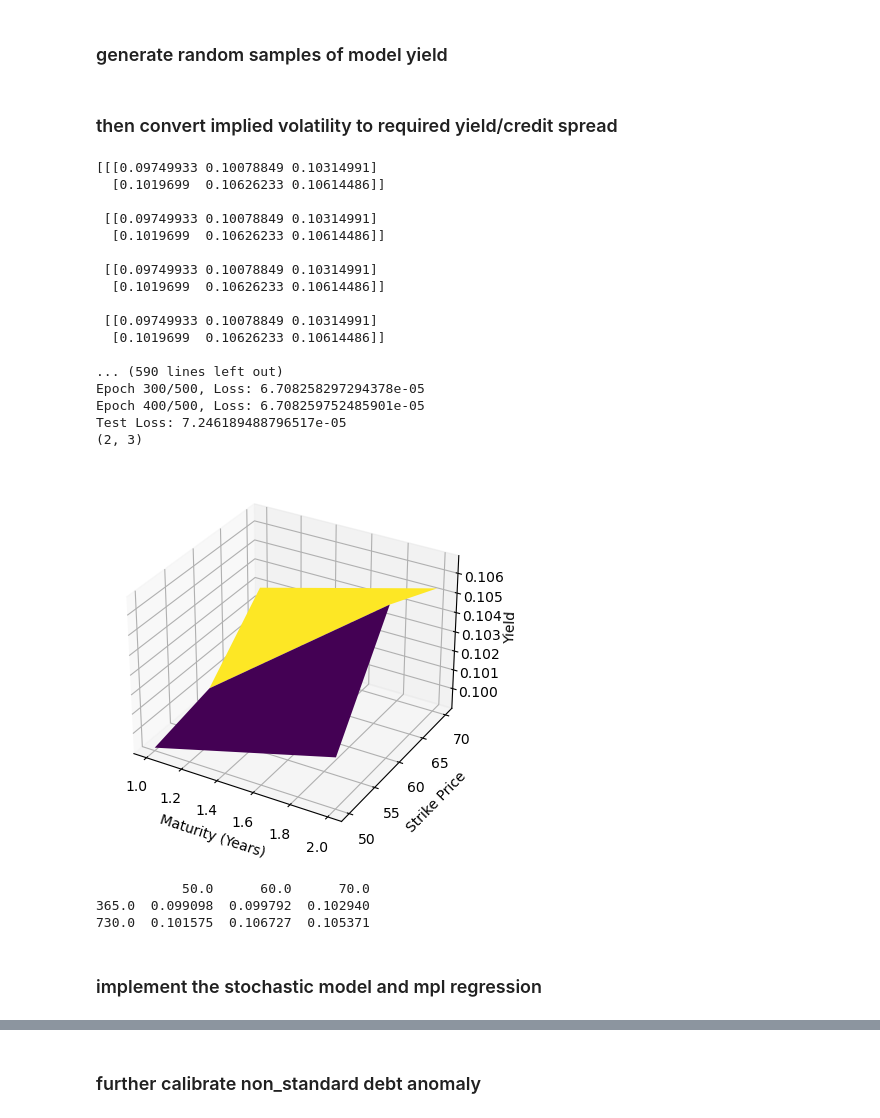
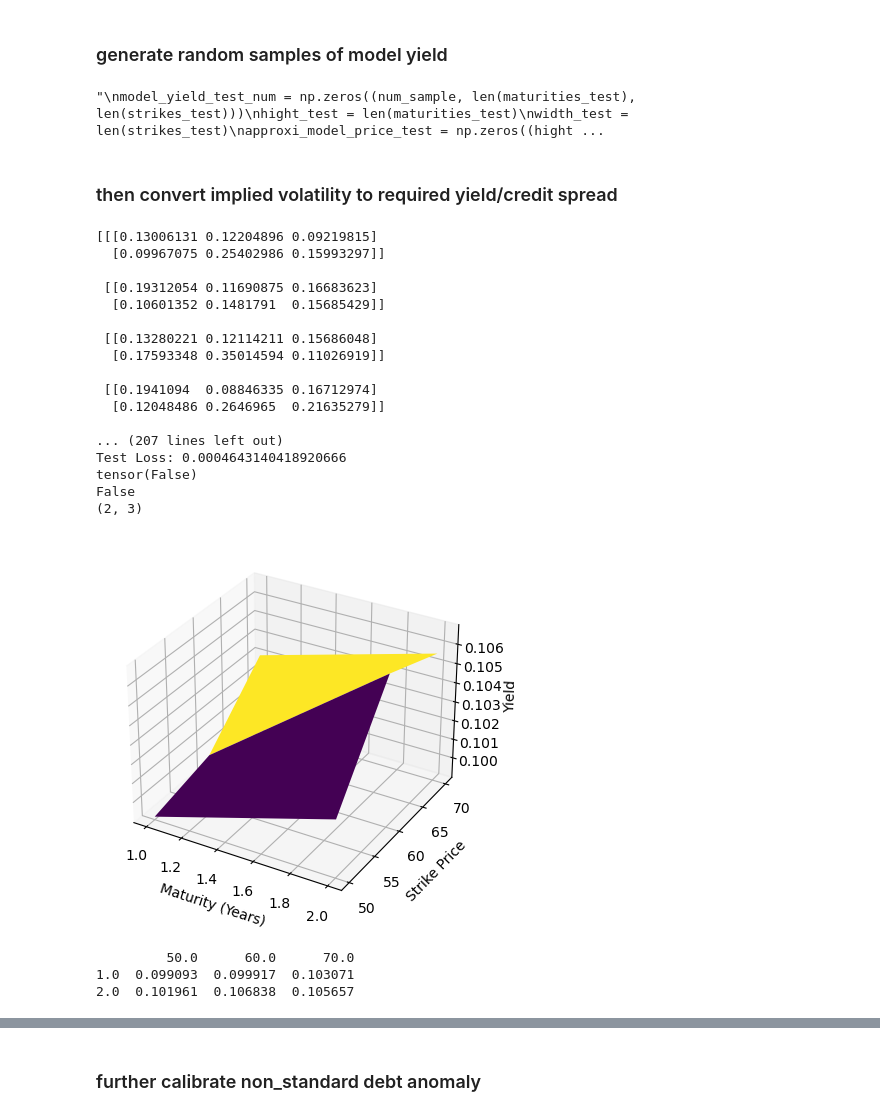
Before and after one commit to david911230/non_standard_debt_pricing, a Jupyter notebook: fixed income pricing.ipynb, the cells around one changed output, grey strips where cells are left out. Cells and saved outputs as stored; diff of their text form; code cells hidden in the pictures.

```diff
--- a/fixed income pricing.ipynb
+++ b/fixed income pricing.ipynb
@@ -1031,7 +1055,7 @@ below is model spread matrix and real spread matrix
 ### generate random samples of real implied volatility
 # %%
 # create multiple implied volatility surfaces for neural network regression
-num_sample = 100
+num_sample = 20
 num_rows = 500
 height = len(maturities)
 width = len(strikes)
@@ -1092,14 +1113,38 @@ def Bates_model_paths(params, S0, r, T, num_paths):
         S[t] = S[t-1] * np.exp((r - 0.5 * v[t-1]) * dt + np.sqrt(v[t-1] * dt) * z2) * (1 + J)
     return S
 
+mid_df = np.zeros((height, width))
 model_yield_samples = np.zeros((num_sample, height, width))
 approxi_model_price = np.zeros((height, width))
 for i in range(num_sample):
     for j in range(height):
         for k in range(width):
-            approxi_model_price[j][k] = np.maximum(Bates_model_paths(best_guess, S0, r, maturity_years[j], 100)[-1] - strikes[k], 0).mean(axis=0)*np.exp(-r*maturity_years[j])
-            model_yield_samples[i][j][k] = put_to_yield(call_to_put(approxi_model_price[j][k], S0, strikes[k], r, maturity_years[j]), r, strikes[k], maturity_years[j])
-    model_yield_samples[i] = new_df
+            r = find_rf_rate(maturity_years[j], 'clean')
+            paths = Bates_model_paths(best_guess, S0, r, maturity_years[j], 1000)
+            option_prices = np.maximum(paths[-1] - strikes[k], 0)
+            approxi_model_price[j][k] = option_prices.mean(axis=0) * np.exp(-r * maturity_years[j])
+            mid_df[j][k] = put_to_yield(call_to_put(approxi_model_price[j][k], S0, strikes[k], r, maturity_years[j]), r, strikes[k], maturity_years[j])
+    model_yield_samples[i] = mid_df
+
+'''
+model_yield_test_num = np.zeros((num_sample, len(maturities_test), len(strikes_test)))
+hight_test = len(maturities_test)
+width_test = len(strikes_test)
+approxi_model_price_test = np.zeros((hight_test, width_test))
+mid_df_test = np.zeros((hight_test, width_test))
+for i in range(num_sample):
+    for j in range(len(maturities_test)):
+        for k in range(len(strikes_test)):
+            r = find_rf_rate(maturities_test[j], 'clean')
+            approxi_model_price_test[j][k] = np.maximum(Bates_model_paths(best_guess, S0, r, maturities_test[j], 10000)[-1] - strikes_test[k], 0).mean(axis=0)*np.exp(-r*maturities_test[j])
+            mid_df_test[j][k] = put_to_yield(call_to_put(approxi_model_price_test[j][k], S0, strikes_test[k], r, maturities_test[j]), r, strikes_test[k], maturities_test[j])
+    model_yield_test_num[i] = mid_df_test
+model_yield_test_num_expect = model_yield_test_num.mean(axis=0)
+model_yield_test_num_df = pd.DataFrame(model_yield_test_num_expect, index=maturities_test, columns=strikes_test)
+print(model_yield_test_num_df)
+'''
+# %% [output]
+"\nmodel_yield_test_num = np.zeros((num_sample, len(maturities_test), len(strikes_test)))\nhight_test = len(maturities_test)\nwidth_test = len(strikes_test)\napproxi_model_price_test = np.zeros((hight ...
 # %% [markdown]
 ### then convert implied volatility to required yield/credit spread
 # %%
@@ -1171,15 +1216,22 @@ criterion = nn.MSELoss()
 optimizer = optim.Adam(model.parameters(), lr=0.001)
 
 # Train the model
-num_epochs = 500
+num_epochs = 10000
 for epoch in range(num_epochs):
     optimizer.zero_grad()
     outputs = model(X_train_tensor)
     loss = criterion(outputs, y_train_tensor)
     loss.backward()
+    torch.nn.utils.clip_grad_norm_(model.parameters(), 1)
     optimizer.step()
     if epoch % 100 == 0:
         print(f'Epoch {epoch}/{num_epochs}, Loss: {loss.item()}')
+
+# check for nan values in model params
+for params in model.parameters():
+    if torch.isnan(params).any():
+        print('nan values in model parameters')
+        break
 
 # Evaluate the model
 model.eval()
@@ -1187,53 +1239,56 @@ with torch.no_grad():
     y_pred = model(X_test_tensor)
     test_loss = criterion(y_pred, y_test_tensor)
     print(f'Test Loss: {test_loss.item()}')
+    print(torch.isnan(y_pred).any())
 
 # Predict the yield surface
 with torch.no_grad():
     X_tensor = torch.FloatTensor(model_yield_samples_flattened)
     y_pred_tensor = model(X_tensor)
     y_pred = y_pred_tensor.numpy().reshape(num_sample, height, width)
 
+print(np.isnan(y_pred).any())
+
 # calculate the expected yield surface
 y_pred = y_pred * real_yield_max
 expected_yield = y_pred.mean(axis=0)
 print(expected_yield.shape)
-expected_yield_df = pd.DataFrame(expected_yield, index=maturities, columns=strikes)
+expected_yield_df = pd.DataFrame(expected_yield, index=maturity_years, columns=strikes)
 
 
 # plot expected yield surface
 fig = plt.figure()
 ax = fig.add_subplot(111, projection='3d')
 X, Y = np.meshgrid(maturity_years, strikes)
 ax.plot_surface(X, Y, expected_yield.T, cmap='viridis')
 ax.set_xlabel('Maturity (Years)')
 ax.set_ylabel('Strike Price')
 ax.set_zlabel('Yield')
 plt.show()
 
 print(expected_yield_df)
 # %% [output]
-[[[0.09749933 0.10078849 0.10314991]
-  [0.1019699  0.10626233 0.10614486]]
+[[[0.13006131 0.12204896 0.09219815]
+  [0.09967075 0.25402986 0.15993297]]
 
- [[0.09749933 0.10078849 0.10314991]
-  [0.1019699  0.10626233 0.10614486]]
+ [[0.19312054 0.11690875 0.16683623]
+  [0.10601352 0.1481791  0.15685429]]
 
- [[0.09749933 0.10078849 0.10314991]
-  [0.1019699  0.10626233 0.10614486]]
+ [[0.13280221 0.12114211 0.15686048]
+  [0.17593348 0.35014594 0.11026919]]
 
- [[0.09749933 0.10078849 0.10314991]
-  [0.1019699  0.10626233 0.10614486]]
+ [[0.1941094  0.08846335 0.16712974]
+  [0.12048486 0.2646965  0.21635279]]
 
-... (590 lines left out)
-Epoch 300/500, Loss: 6.708258297294378e-05
-Epoch 400/500, Loss: 6.708259752485901e-05
-Test Loss: 7.246189488796517e-05
+... (207 lines left out)
+Test Loss: 0.0004643140418920666
+tensor(False)
+False
 (2, 3)
-[figure, old version]
+[figure, new version]
-           50.0      60.0      70.0
-365.0  0.099098  0.099792  0.102940
-730.0  0.101575  0.106727  0.105371
+         50.0      60.0      70.0
+1.0  0.099093  0.099917  0.103071
+2.0  0.101961  0.106838  0.105657
 # %%
 # store the model and export df
 import pickle
@@ -1243,2 +1305,0 @@ with open(new_model_filename, 'wb') as f:
-# %% [markdown]
-### implement the stochastic model and mpl regression
```
Also changed, not shown: parts of 20 cells of this notebook.
